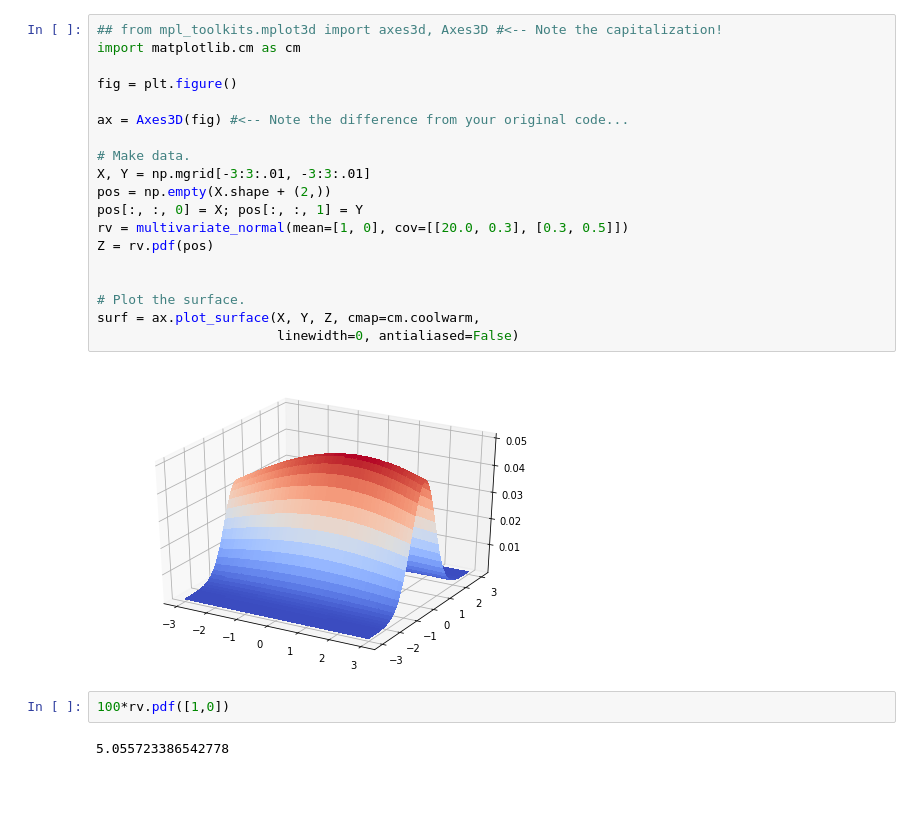
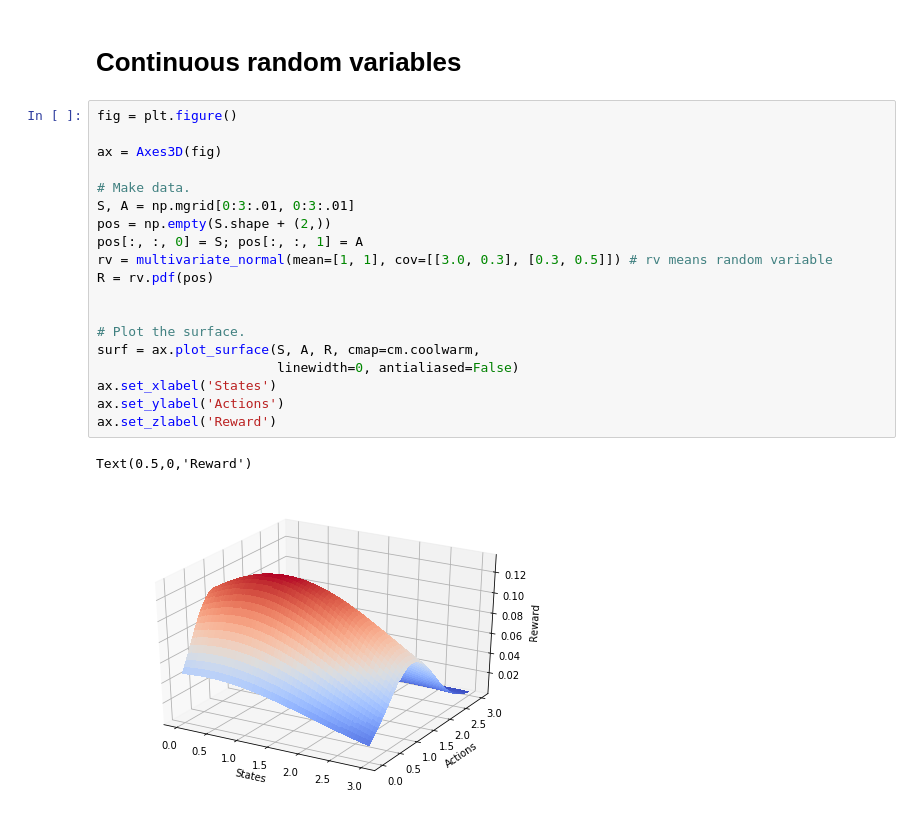
Before and after one commit to ykaitao/the-elements-of-reinforcement-learning, a Jupyter notebook: notebooks/random_variable.ipynb, the cells around one changed output. Cells and saved outputs as stored; diff of their text form; blank space fills up the shorter version.

```diff
--- a/notebooks/random_variable.ipynb
+++ b/notebooks/random_variable.ipynb
@@ -25,25 +26,24 @@ plt.contourf(x, y, rv.pdf(pos))
+# %% [markdown]
+# Continuous random variables
 # %%
-## from mpl_toolkits.mplot3d import axes3d, Axes3D #<-- Note the capitalization!
-import matplotlib.cm as cm
-
 fig = plt.figure()
 
-ax = Axes3D(fig) #<-- Note the difference from your original code...
+ax = Axes3D(fig)
 
 # Make data.
-X, Y = np.mgrid[-3:3:.01, -3:3:.01]
-pos = np.empty(X.shape + (2,))
-pos[:, :, 0] = X; pos[:, :, 1] = Y
-rv = multivariate_normal(mean=[1, 0], cov=[[20.0, 0.3], [0.3, 0.5]])
-Z = rv.pdf(pos)
+S, A = np.mgrid[0:3:.01, 0:3:.01]
+pos = np.empty(S.shape + (2,))
+pos[:, :, 0] = S; pos[:, :, 1] = A
+rv = multivariate_normal(mean=[1, 1], cov=[[3.0, 0.3], [0.3, 0.5]]) # rv means random variable
+R = rv.pdf(pos)
 
 
 # Plot the surface.
-surf = ax.plot_surface(X, Y, Z, cmap=cm.coolwarm,
+surf = ax.plot_surface(S, A, R, cmap=cm.coolwarm,
                        linewidth=0, antialiased=False)
+ax.set_xlabel('States')
+ax.set_ylabel('Actions')
+ax.set_zlabel('Reward')
 # %% [output]
+Text(0.5,0,'Reward')
-[figure, old version]
+[figure, new version]
-# %%
-100*rv.pdf([1,0])
-# %% [output]
-5.055723386542778
```
Also changed, not shown: parts of 5 cells of this notebook, 4 other files.
